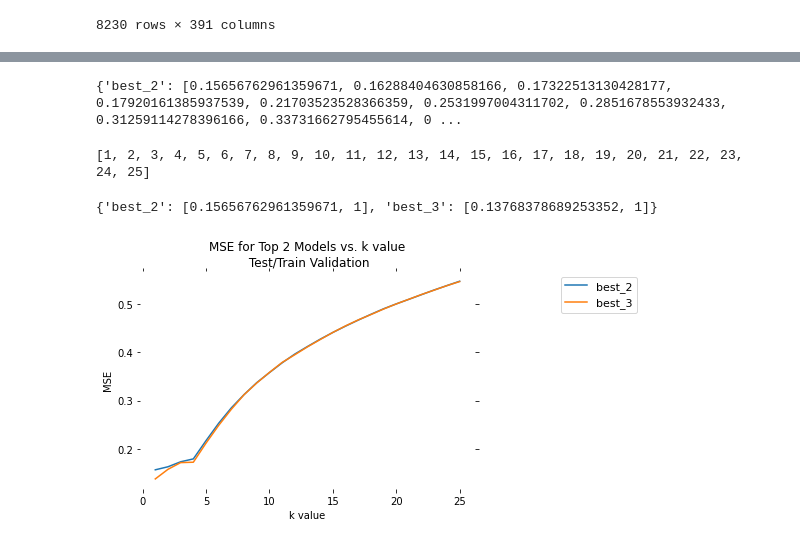
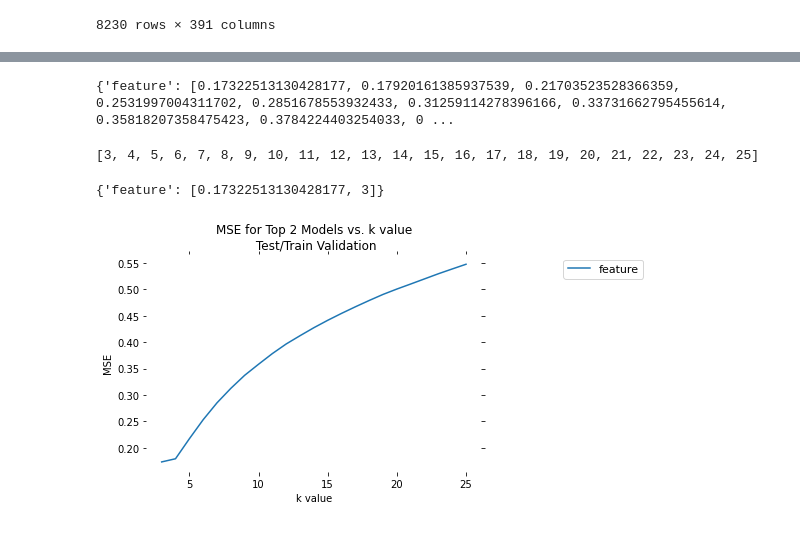
Before and after one commit to ghuioio/KHDL_IT4930, a Jupyter notebook: model/knn_normal_standard_data.ipynb, the cells around one changed output, grey strips where cells are left out. Drawn from its saved outputs; the diff is of its cells as text; code cells hidden in the pictures.

```diff
--- a/model/knn_normal_standard_data.ipynb
+++ b/model/knn_normal_standard_data.ipynb
@@ -211,8 +175,0 @@ mse_uni
-# %%
-avg_mse = {}
-
-for key, values in mse_uni.items():
-    avg_mse[key] = np.mean(values)
-
-avg_mse = pd.Series(avg_mse)
-avg_mse.sort_values()
@@ -271,19 +189,0 @@ total
-# %%
-features = {
-        'kieu_dang': total[0],
-        'hop_so': total[1],
-        'nhien_lieu': total[2],
-        'tinh_trang': total[3],
-        'xuat_xu': total[4],
-        'dong_xe': total[5],
-        'hang': total[6],
-    }
-
-mse_uti_onehot = {}
-target_column = 'gia'
-k = 5
-
-for key, value in features.items():
-    mse_uti_onehot[key] = knn_train_test(value, target_column, train_set, test_set, k)
-
-pd.Series(mse_uti_onehot).sort_values()
@@ -315,12 +192,10 @@ top_6_feature = [i for i in list_feature_no_price if 'dong_xe' in i or 'hang' in
 # %%
-# chọn 2 model tốt nhất  ở bên trên để hyperparameter turning k
-
 top_models = {
-  'best_2': list_feature_no_price, # tat ca du lieu,
-  'best_3': top_6_feature
+  'feature': list_feature_no_price,
 }
 
-k_values = list(range(1, 26))
+target_column = 'gia'
+k_values = list(range(3, 26))
 mse_multi_k = {}
 mse_current = []
 
@@ -333,40 +208,40 @@ for key, value in top_models.items():
 
 print(mse_multi_k)
 # %% [output]
-{'best_2': [0.15656762961359671, 0.16288404630858166, 0.17322513130428177, 0.17920161385937539, 0.21703523528366359, 0.2531997004311702, 0.2851678553932433, 0.31259114278396166, 0.33731662795455614, 0 ...
+{'feature': [0.17322513130428177, 0.17920161385937539, 0.21703523528366359, 0.2531997004311702, 0.2851678553932433, 0.31259114278396166, 0.33731662795455614, 0.35818207358475423, 0.3784224403254033, 0 ...
 # %%
 print(k_values)
 # %% [output]
-[1, 2, 3, 4, 5, 6, 7, 8, 9, 10, 11, 12, 13, 14, 15, 16, 17, 18, 19, 20, 21, 22, 23, 24, 25]
+[3, 4, 5, 6, 7, 8, 9, 10, 11, 12, 13, 14, 15, 16, 17, 18, 19, 20, 21, 22, 23, 24, 25]
 # %%
 # Returns a dict with the min value of every key's list and its index the list
 def min_key_value(dictionary):
     min_values = {}
     for k, v in dictionary.items():
-        min_values[k] = [min(v), v.index(min(v))+1]
+        min_values[k] = [min(v), v.index(min(v))+3]
 
     return min_values
 
 best_k = min_key_value(mse_multi_k)
 print(best_k)
 
 # Plot results
 fig, ax = plt.subplots(1)
 
 for key, values in mse_multi_k.items():
     ax.plot(k_values, values, label=key)
     ax.set_xlabel('k value')
     ax.set_ylabel('MSE')
     ax.set_title('MSE for Top 2 Models vs. k value\n Test/Train Validation')
     ax.tick_params(top="off", left="off", right="off", bottom='off')
     ax.legend(bbox_to_anchor=(1.5, 1), prop={'size': 11})
     ax.spines['top'].set_visible(False)
     ax.spines['right'].set_visible(False)
     ax.spines['left'].set_visible(False)
     ax.spines['bottom'].set_visible(False)
 # %% [output]
-{'best_2': [0.15656762961359671, 1], 'best_3': [0.13768378689253352, 1]}
+{'feature': [0.17322513130428177, 3]}
-[figure, old version]
+[figure, new version]
 # %%
 def predict(features, target_column, train_set, test_set, k):
     # Train
```
Also changed, not shown: parts of 11 cells of this notebook.
